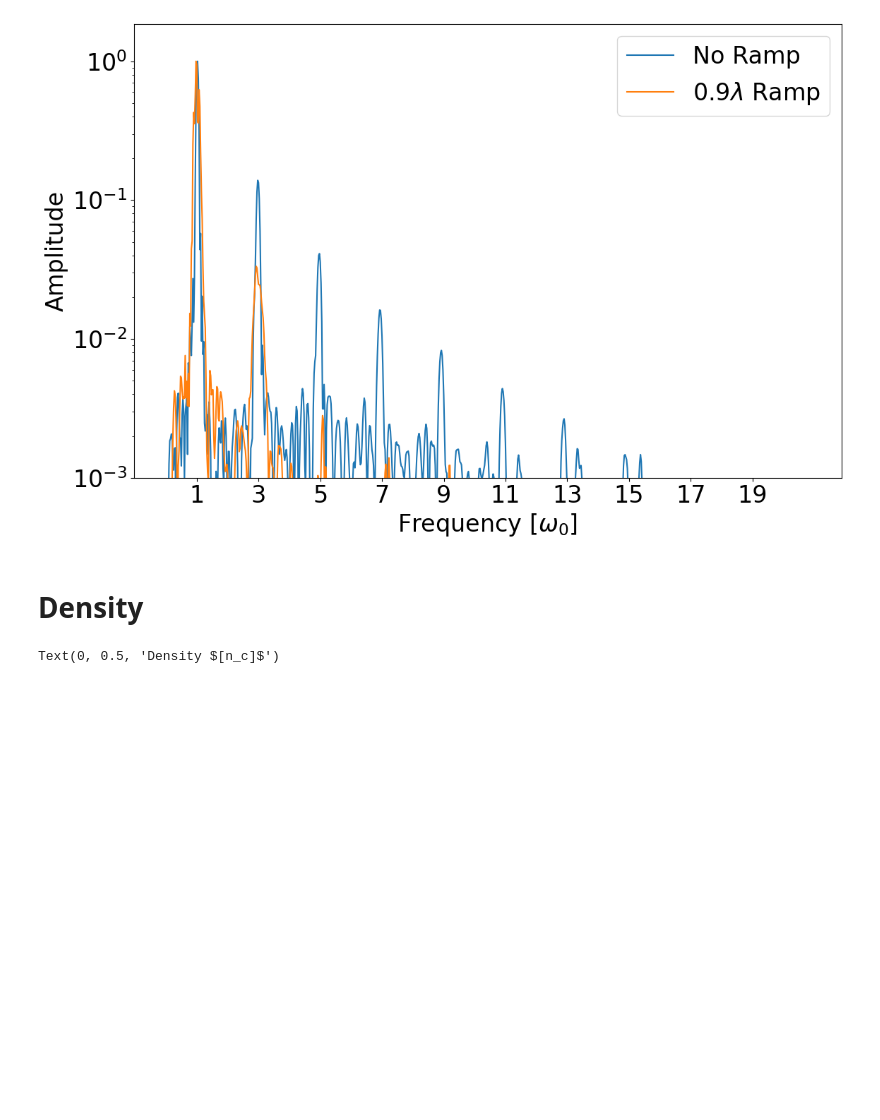
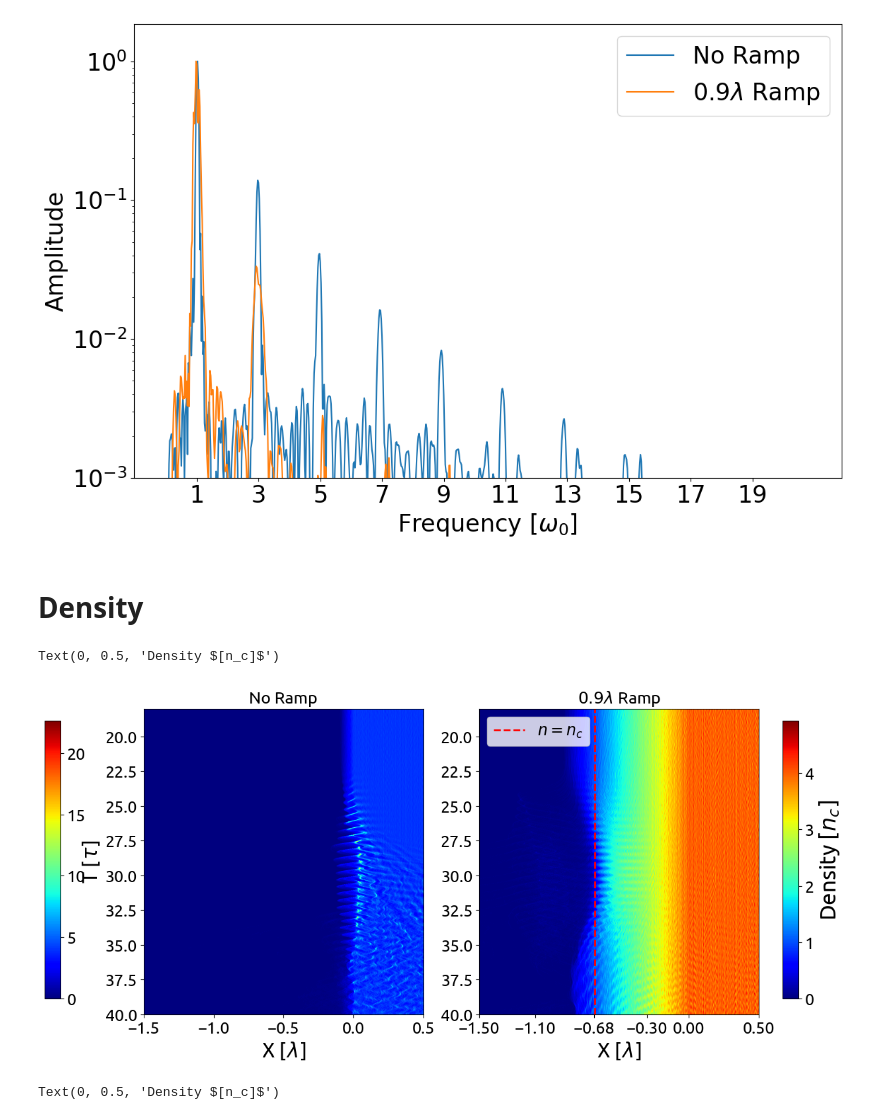
Before and after one commit to Hari31416/MSc_Project, a Jupyter notebook: EPOCH/High_Harmonic_Generation/ramp/plots.ipynb, the cells around one changed output. Saved outputs shown, nothing was run; the diff lists cells and outputs as text; code cells hidden in the pictures; blank space fills up the shorter version.

```diff
--- a/EPOCH/High_Harmonic_Generation/ramp/plots.ipynb
+++ b/EPOCH/High_Harmonic_Generation/ramp/plots.ipynb
@@ -262,6 +269,12 @@ def plot_one_d(dir, ax, title, label=True):
     LAS_TIME = LAS_TIME * tau
     f_max = 1 / (DT)
     omega_max = 2 * np.pi * f_max
+    font = {
+        'family': 'serif',
+        'color':  'black',
+        'weight': 'normal',
+        'size': 22,
+    }
 
     ALL_FILES = glob.glob(f"{DATA_DIR}/*sdf")
     ALL_FILES.sort()
@@ -284,6 +297,26 @@ def plot_one_d(dir, ax, title, label=True):
     extent = [-1.5, 0.5, T.max(), 18]
     ax.imshow(densities, aspect="auto", extent=extent, cmap="jet")
     ax.set_title(title)
-    ax.set_xlabel("X $[\lambda]$")
+    ax.set_xlabel("X $[\lambda]$", fontdict=font)
     if label:
-        ax.set_ylabel("T $[\\tau]$")
+        ax.set_ylabel("T $[\\tau]$", fontdict=font)
+# %%
+fig, axes = plt.subplots(1, 2, figsize=(12, 6))
+plot_one_d("run_1", axes[0], "No Ramp")
+plot_one_d("run_9", axes[1], "$0.9\lambda$ Ramp", False)
+#add colorbar to axis 0
+cbar_ax = fig.add_axes([0.00, 0.15, 0.02, 0.7])
+fig.colorbar(axes[0].images[0], cax=cbar_ax)
+
+y = -0.9+0.225
+fig.subplots_adjust(right=0.9)
+cbar_ax = fig.add_axes([0.93, 0.15, 0.02, 0.7])
+fig.colorbar(axes[1].images[0], cax=cbar_ax)
+axes[1].set_xticks(np.array([-1.5, -1.1, np.round(y,2), -0.3, 0, 0.5]))
+axes[1].axvline(y, color="red", linestyle="--", linewidth=2, label="$n=n_c$")
+axes[1].legend(fontsize=17, loc="upper left")
+#colorbar title
+cbar_ax.set_ylabel("Density $[n_c]$", fontdict=font)
+# %% [output]
+Text(0, 0.5, 'Density $[n_c]$')
+[figure, added]
```
Also changed, not shown: parts of 7 cells of this notebook, 8 other files.
